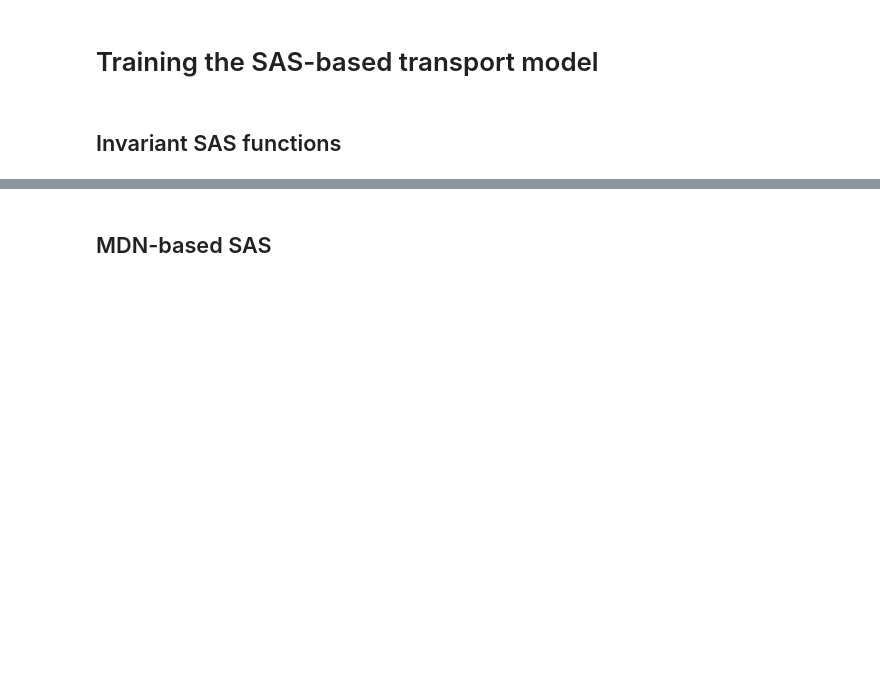
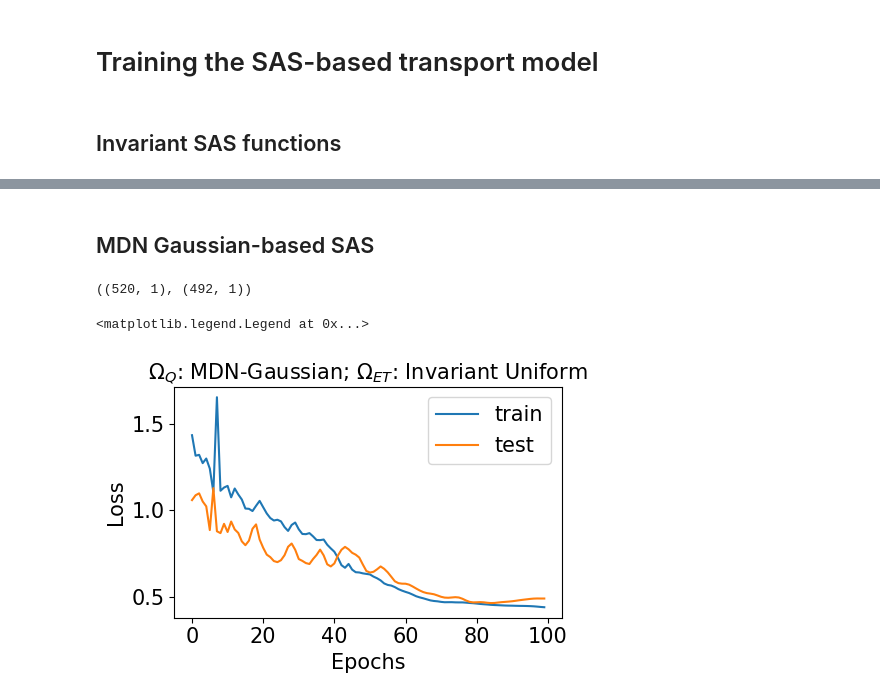
Before and after one commit to PeishiJiang/DiffFlowTransport, a Jupyter notebook: Plynlimon/SASTransport.ipynb, the cells around one changed output, grey strips where cells are left out. Drawn from its saved outputs; the diff is of its cells as text; code cells hidden in the pictures; blank space fills up the shorter version.

```diff
--- a/Plynlimon/SASTransport.ipynb
+++ b/Plynlimon/SASTransport.ipynb
@@ -270,4 +348,4 @@ model_new, loss_train, _ = train(
 # %% [markdown]
-## MDN-based SAS
+## MDN Gaussian-based SAS
 # %%
 # SAS functions
@@ -283,9 +361,9 @@ sas_ET_args = ET[:,None]
 # Initialize the SAS transport model
 model_mdn = SASTransport(sas_Q, sas_ET, **params)
 # %%
-filter_model_spec = jtu.tree_map(lambda _: False, model)
+filter_model_spec = jtu.tree_map(lambda _: False, model_mdn)
 sas_Q_filter = jtu.tree_map(lambda _: True, sas_Q)
 sas_ET_filter = jtu.tree_map(lambda _: True, sas_ET)
-sas_Q_filter = eqx.tree_at(lambda t: (t.loc,), sas_Q_filter, replace=(False,))
+# sas_Q_filter = eqx.tree_at(lambda t: (t.loc,), sas_Q_filter, replace=(False,))
 sas_ET_filter = eqx.tree_at(lambda t: (t.loc,), sas_ET_filter, replace=(False,))
 filter_model_spec = eqx.tree_at(lambda t: (t.sas_Q, t.sas_ET), filter_model_spec, replace=(sas_Q_filter, sas_ET_filter))
@@ -300,0 +370,41 @@ model_mdn_new, loss_train, _ = train(
+# %%
+# Inputs and outputs
+mask = jnp.where(~jnp.isnan(C_Q_J))
+x = [J, C_J, Q, ET, sTmT_init, sas_Q_args, sas_ET_args, mask]
+y = C_Q_J[mask][:,None]
+
+# Traing data
+# During training, we run the model until the end of the training period
+mask_train = mask[0][(mask[0]>start_train_ind) & (mask[0]<end_train_ind)]
+# x_train = [J[:end_train_ind], C_J[:end_train_ind], Q[:end_train_ind], ET[:end_train_ind],
+#            sTmT_init[:end_train_ind], sas_Q_args[:end_train_ind], sas_ET_args[:end_train_ind], mask_train]
+x_train = [e[:end_train_ind] for e in x[:-1]] + [mask_train]
+y_train = C_Q_J[mask_train][:,None]
+
+# Test data
+# During test, we run the model throughout the whole period but evaluate only on the test period
+mask_test = mask[0][(mask[0]>start_test_ind) & (mask[0]<end_test_ind)]
+x_test = [J, C_J, Q, ET, sTmT_init, sas_Q_args, sas_ET_args, mask_test]
+y_test = C_Q_J[mask_test][:,None]
+
+y_train.shape, y_test.shape
+# %% [output]
+((520, 1), (492, 1))
+# %%
+# Train the model
+jax.clear_caches()
+model_mdn_new, loss_train_mdn, loss_test_mdn = train(
+    model_mdn.get_CQ, filter_model_spec.get_CQ,
+    epochs, loss_func, optim, x_train, y_train, x_test, y_test
+)
+# %%
+# Plot the loss
+fig, ax = plt.subplots(1, 1, figsize=(5,3))
+ax.plot(loss_train_mdn, label='train')
+ax.plot(loss_test_mdn, label='test')
+ax.set(xlabel='Epochs', ylabel='Loss',
+       title='$\Omega_Q$: MDN-Gaussian; $\Omega_{ET}$: Invariant Uniform')
+ax.legend()
+# %% [output]
+<matplotlib.legend.Legend at 0x...>
+[figure, added]
```
Also changed, not shown: parts of 27 cells of this notebook, 7 other files.
